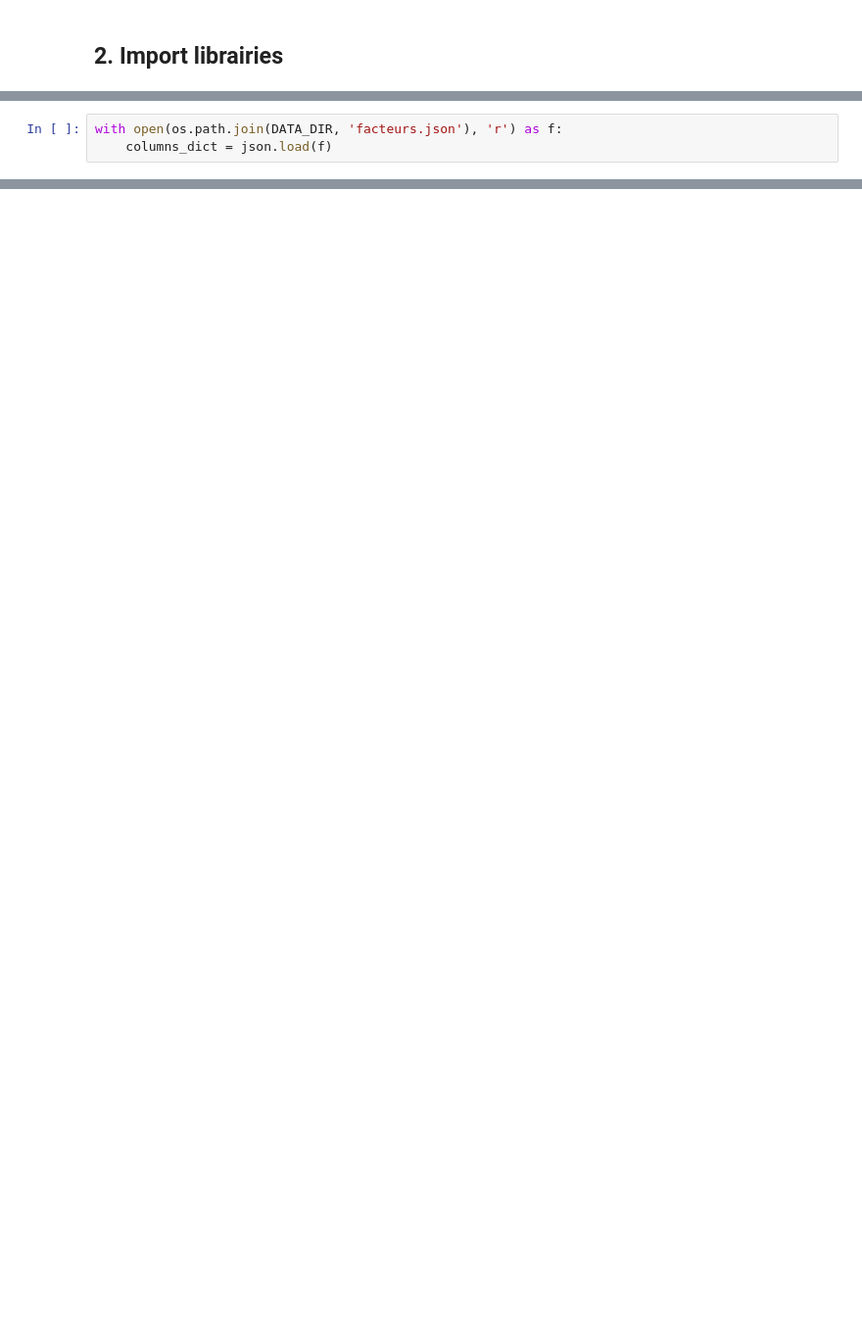
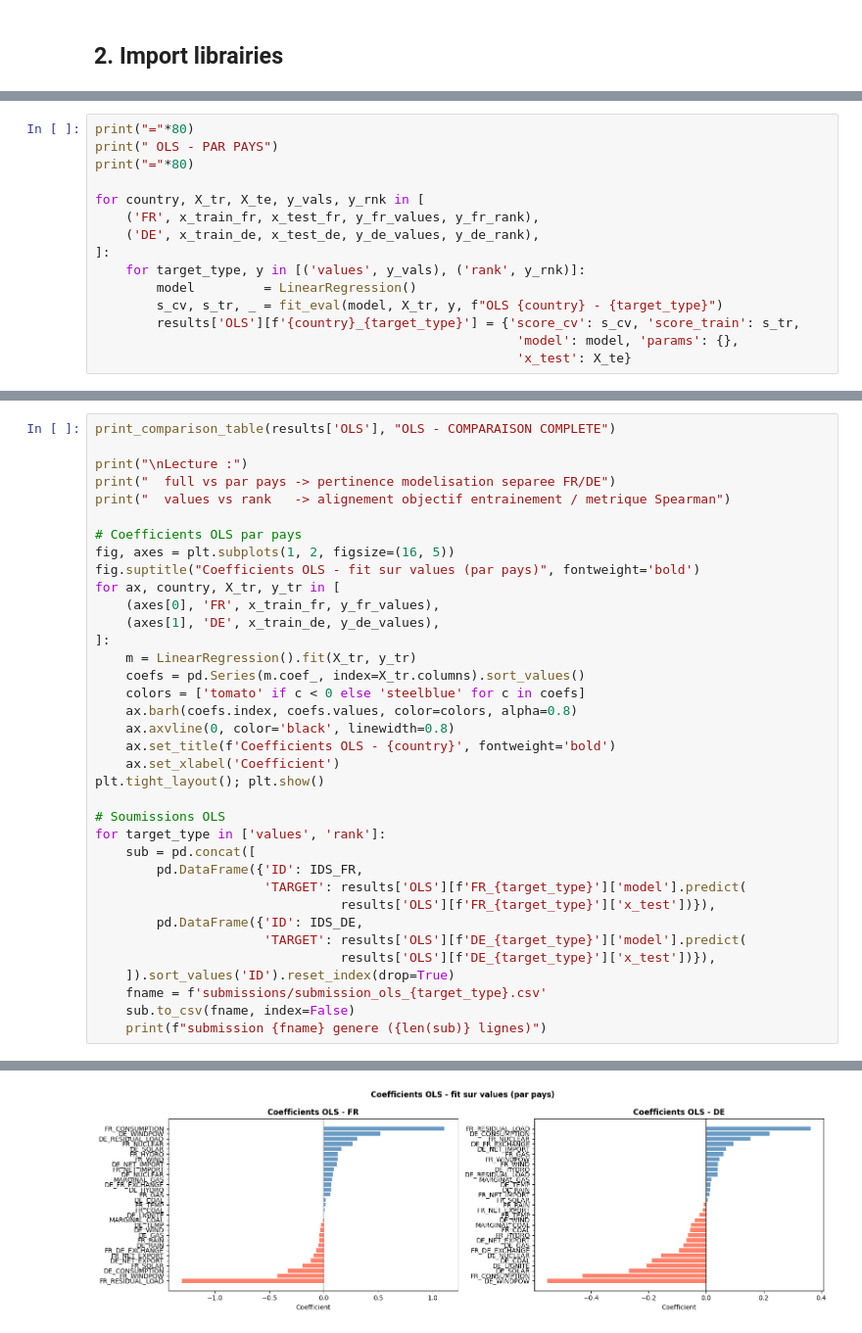
Before and after one commit to hugoser10/explaining-electricity-prices, a Jupyter notebook: main.ipynb, the cells around one changed output, grey strips where cells are left out. Shown at 98% size. Drawn from its saved outputs; the diff is of its cells as text; blank space fills up the shorter version.

```diff
--- a/main.ipynb
+++ b/main.ipynb
@@ -112,3 +14,0 @@ X Test: (654, 35)
-# %%
-with open(os.path.join(DATA_DIR, 'facteurs.json'), 'r') as f:
-    columns_dict = json.load(f)
@@ -1862,0 +219,15 @@ Les principaux enseignements :
+# %%
+print("="*80)
+print(" OLS - PAR PAYS")
+print("="*80)
+
+for country, X_tr, X_te, y_vals, y_rnk in [
+    ('FR', x_train_fr, x_test_fr, y_fr_values, y_fr_rank),
+    ('DE', x_train_de, x_test_de, y_de_values, y_de_rank),
+]:
+    for target_type, y in [('values', y_vals), ('rank', y_rnk)]:
+        model         = LinearRegression()
+        s_cv, s_tr, _ = fit_eval(model, X_tr, y, f"OLS {country} - {target_type}")
+        results['OLS'][f'{country}_{target_type}'] = {'score_cv': s_cv, 'score_train': s_tr,
+                                                       'model': model, 'params': {},
+                                                       'x_test': X_te}
@@ -1862,0 +244,37 @@ Les principaux enseignements :
+# %%
+print_comparison_table(results['OLS'], "OLS - COMPARAISON COMPLETE")
+
+print("\nLecture :")
+print("  full vs par pays -> pertinence modelisation separee FR/DE")
+print("  values vs rank   -> alignement objectif entrainement / metrique Spearman")
+
+# Coefficients OLS par pays
+fig, axes = plt.subplots(1, 2, figsize=(16, 5))
+fig.suptitle("Coefficients OLS - fit sur values (par pays)", fontweight='bold')
+for ax, country, X_tr, y_tr in [
+    (axes[0], 'FR', x_train_fr, y_fr_values),
+    (axes[1], 'DE', x_train_de, y_de_values),
+]:
+    m = LinearRegression().fit(X_tr, y_tr)
+    coefs = pd.Series(m.coef_, index=X_tr.columns).sort_values()
+    colors = ['tomato' if c < 0 else 'steelblue' for c in coefs]
+    ax.barh(coefs.index, coefs.values, color=colors, alpha=0.8)
+    ax.axvline(0, color='black', linewidth=0.8)
+    ax.set_title(f'Coefficients OLS - {country}', fontweight='bold')
+    ax.set_xlabel('Coefficient')
+plt.tight_layout(); plt.show()
+
+# Soumissions OLS
+for target_type in ['values', 'rank']:
+    sub = pd.concat([
+        pd.DataFrame({'ID': IDS_FR,
+                      'TARGET': results['OLS'][f'FR_{target_type}']['model'].predict(
+                                results['OLS'][f'FR_{target_type}']['x_test'])}),
+        pd.DataFrame({'ID': IDS_DE,
+                      'TARGET': results['OLS'][f'DE_{target_type}']['model'].predict(
+                                results['OLS'][f'DE_{target_type}']['x_test'])}),
+    ]).sort_values('ID').reset_index(drop=True)
+    fname = f'submissions/submission_ols_{target_type}.csv'
+    sub.to_csv(fname, index=False)
+    print(f"submission {fname} genere ({len(sub)} lignes)")
+# %% [output]
@@ -1862,0 +296 @@ Les principaux enseignements :
+[figure, added]
```
Also changed, not shown: parts of 128 cells of this notebook, 23 other files.
